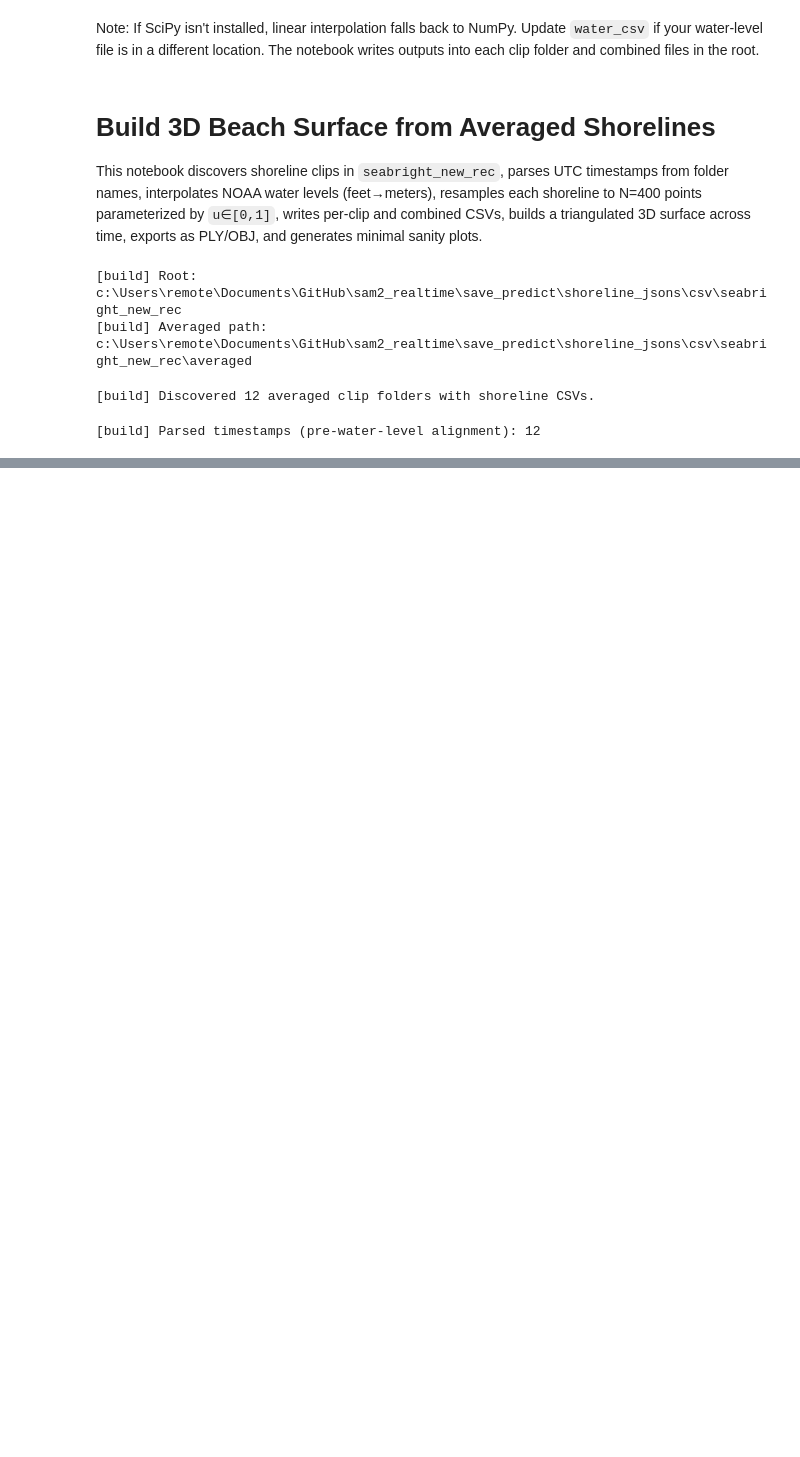
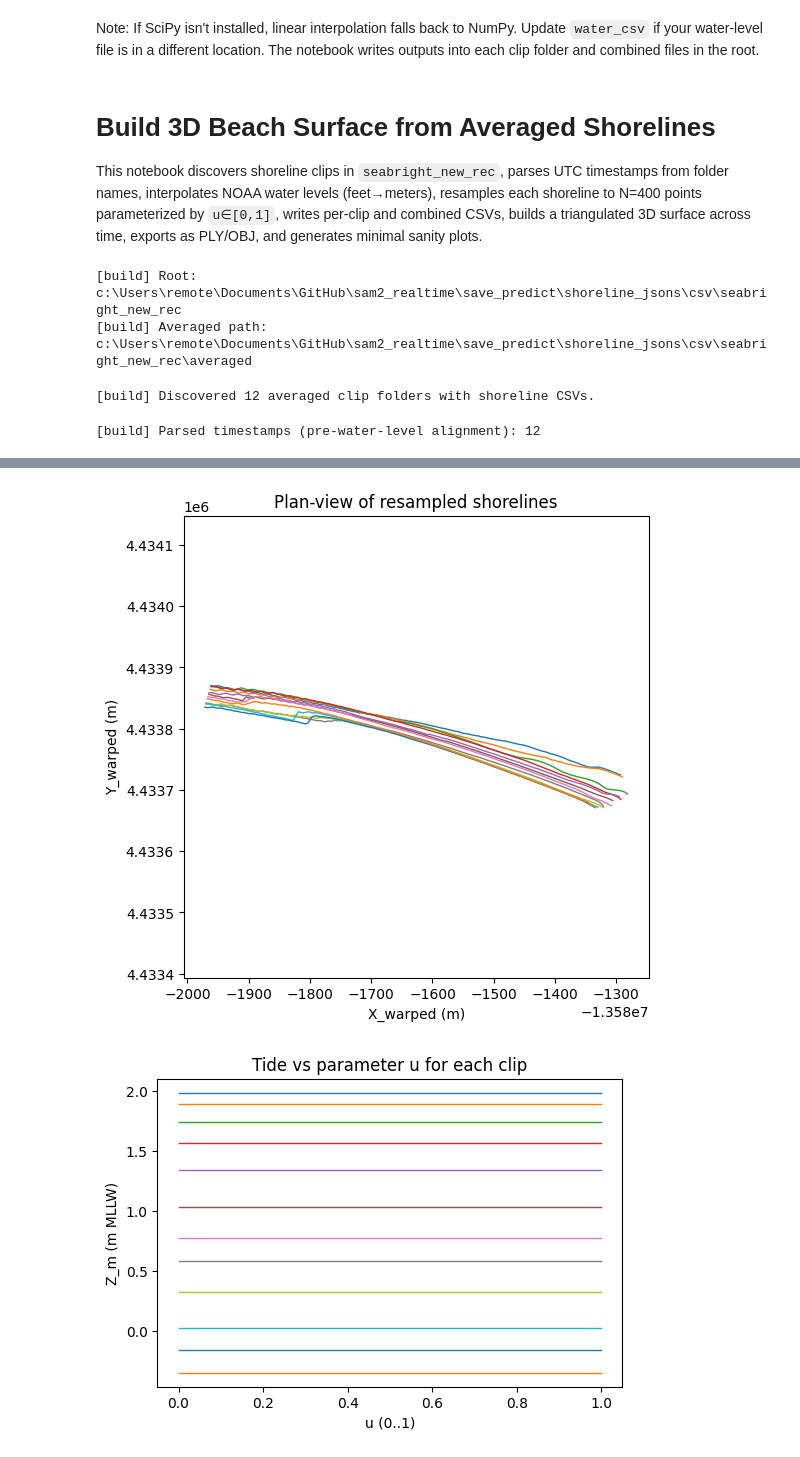
Before and after one commit to Mayuzh/sam2_realtime, a Jupyter notebook: notebooks/build_beach_surface.ipynb, the cells around one changed output, grey strips where cells are left out. Drawn from its saved outputs; the diff is of its cells as text; code cells hidden in the pictures; blank space fills up the shorter version.

```diff
--- a/notebooks/build_beach_surface.ipynb
+++ b/notebooks/build_beach_surface.ipynb
@@ -393,30 +437,40 @@ try:
     plt.ylabel('Y_warped (m)')
     plt.title('Plan-view of resampled shorelines')
     plt.axis('equal')
     plt.show()
 
     # u vs Z_m per clip
     plt.figure(figsize=(6,4))
     for e in per_clip_outputs:
         u = e['df']['u'].to_numpy(float)
         z = e['df']['Z_m'].to_numpy(float)
         plt.plot(u, z, linewidth=1)
     plt.xlabel('u (0..1)')
     plt.ylabel('Z_m (m MLLW)')
     plt.title('Tide vs parameter u for each clip')
     plt.show()
 
     # 3D trisurf preview (decimate faces if too many)
     fig = plt.figure(figsize=(7,5))
     ax = fig.add_subplot(111, projection='3d')
     step = max(1, faces.shape[0] // 15000)
     tri_indices = faces[::step]
     # plot_trisurf expects x,y,z and triangles
     ax.plot_trisurf(V[:,0], V[:,1], V[:,2], triangles=tri_indices, linewidth=0.1, antialiased=True, alpha=0.7)
+    # xr = float(V[:,0].max() - V[:,0].min()) or 1.0
+    # yr = float(V[:,1].max() - V[:,1].min()) or 1.0
+    # zr = float(V[:,2].max() - V[:,2].min()) or 1.0
+    xr = 1.0
+    yr = 1.0
+    zr = 1.0
+    ax.set_box_aspect((xr, yr, zr))
     ax.set_xlabel('X (m)')
     ax.set_ylabel('Y (m)')
     ax.set_zlabel('Z (m MLLW)')
     ax.set_title('3D surface preview')
     plt.show()
 except Exception as e:
     log("Plotting skipped due to:", e)
+# %% [output]
+[figure, added]
+[figure, added]
```
Also changed, not shown: parts of 7 cells of this notebook, 1 other file.
